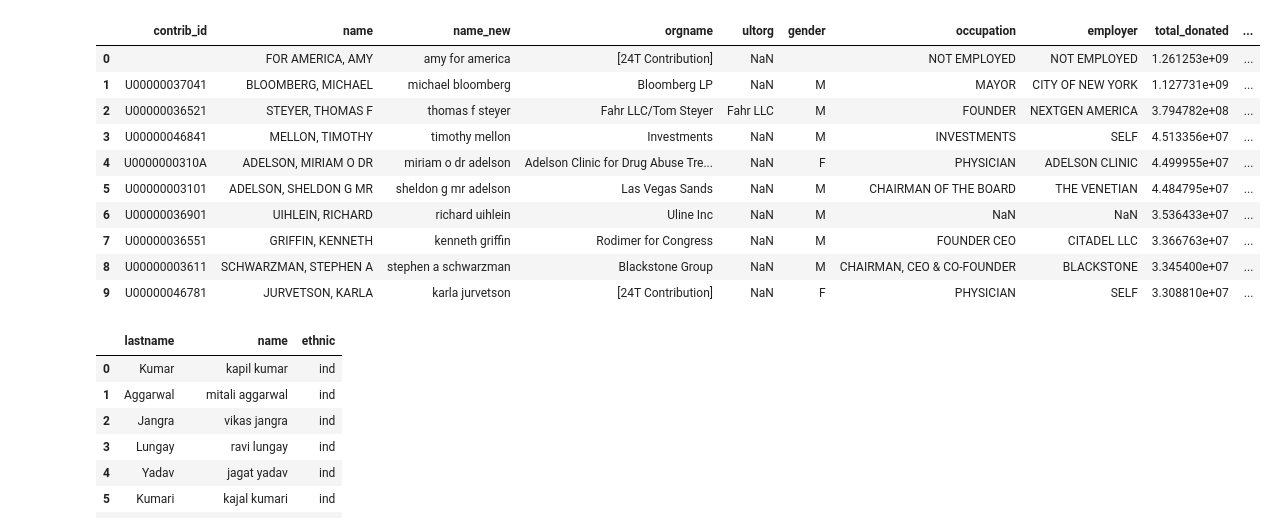
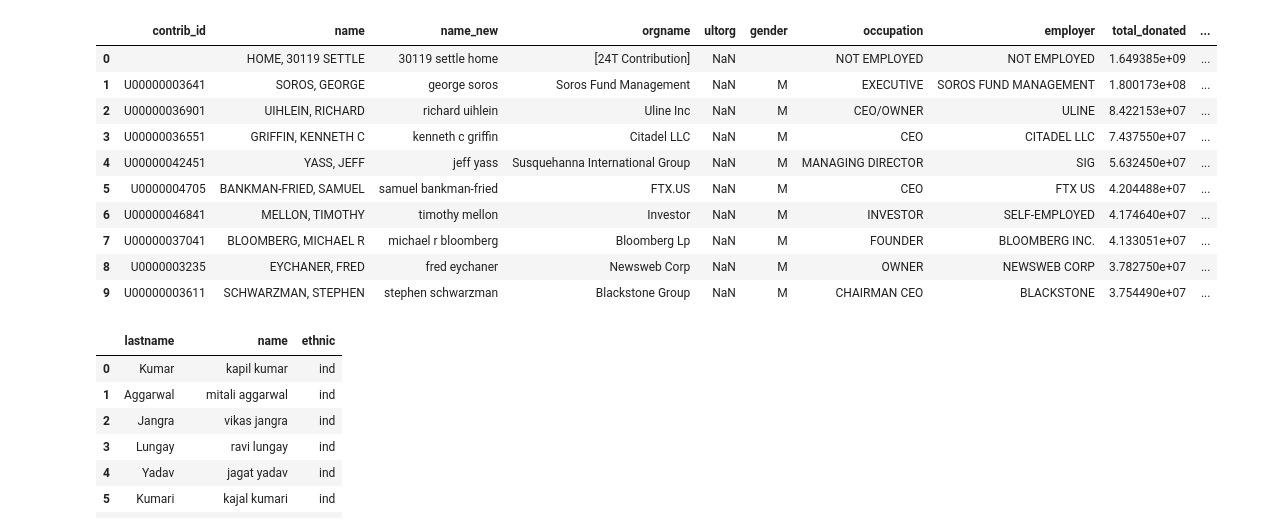
Before and after one commit to kkkarnav/indianamericancontributions, a Jupyter notebook: classif_lastname.ipynb, the cells around one changed output. Cells and saved outputs as stored; diff of their text form; code cells hidden in the pictures.

```diff
--- a/classif_lastname.ipynb
+++ b/classif_lastname.ipynb
@@ -19,25 +19,26 @@ import pickle
 tqdm.pandas()
 warnings.filterwarnings("ignore")
 # %%
-df = "./data/CampaignFin20/indivs20.txt"
-donors = "./data/CampaignFin20/donors20.csv"
-names = "./data/USIN.csv"
+year = 22
+df = f"./data/CampaignFin20/indivs{year}.txt"
+donors_csv = f"./data/CampaignFin{year}/donors{year}.csv"
+names = f"./data/USIN.csv"
 # %%
-donors = pd.read_csv(donors)
+donors = pd.read_csv(donors_csv)
 donors["lastname"] = donors["name"].apply(lambda x: str(x).split(",")[0].lower())
 donors.head(10)
 # %% [output]
 |  | contrib_id | name | name_new | orgname | ultorg | gender | occupation | employer | total_donated | ... |
-| 0 |  | FOR AMERICA, AMY | amy for america | [24T Contribution] | NaN |  | NOT EMPLOYED | NOT EMPLOYED | 1.261253e+09 | ... |
-| 1 | U00000037041 | BLOOMBERG, MICHAEL | michael bloomberg | Bloomberg LP | NaN | M | MAYOR | CITY OF NEW YORK | 1.127731e+09 | ... |
-| 2 | U00000036521 | STEYER, THOMAS F | thomas f steyer | Fahr LLC/Tom Steyer | Fahr LLC | M | FOUNDER | NEXTGEN AMERICA | 3.794782e+08 | ... |
-| 3 | U00000046841 | MELLON, TIMOTHY | timothy mellon | Investments | NaN | M | INVESTMENTS | SELF | 4.513356e+07 | ... |
-| 4 | U0000000310A | ADELSON, MIRIAM O DR | miriam o dr adelson | Adelson Clinic for Drug Abuse Tre... | NaN | F | PHYSICIAN | ADELSON CLINIC | 4.499955e+07 | ... |
-| 5 | U00000003101 | ADELSON, SHELDON G MR | sheldon g mr adelson | Las Vegas Sands | NaN | M | CHAIRMAN OF THE BOARD | THE VENETIAN | 4.484795e+07 | ... |
-| 6 | U00000036901 | UIHLEIN, RICHARD | richard uihlein | Uline Inc | NaN | M | NaN | NaN | 3.536433e+07 | ... |
-| 7 | U00000036551 | GRIFFIN, KENNETH | kenneth griffin | Rodimer for Congress | NaN | M | FOUNDER CEO | CITADEL LLC | 3.366763e+07 | ... |
-| 8 | U00000003611 | SCHWARZMAN, STEPHEN A | stephen a schwarzman | Blackstone Group | NaN | M | CHAIRMAN, CEO & CO-FOUNDER | BLACKSTONE | 3.345400e+07 | ... |
-| 9 | U00000046781 | JURVETSON, KARLA | karla jurvetson | [24T Contribution] | NaN | F | PHYSICIAN | SELF | 3.308810e+07 | ... |
+| 0 |  | HOME, 30119 SETTLE | 30119 settle home | [24T Contribution] | NaN |  | NOT EMPLOYED | NOT EMPLOYED | 1.649385e+09 | ... |
+| 1 | U00000003641 | SOROS, GEORGE | george soros | Soros Fund Management | NaN | M | EXECUTIVE | SOROS FUND MANAGEMENT | 1.800173e+08 | ... |
+| 2 | U00000036901 | UIHLEIN, RICHARD | richard uihlein | Uline Inc | NaN | M | CEO/OWNER | ULINE | 8.422153e+07 | ... |
+| 3 | U00000036551 | GRIFFIN, KENNETH C | kenneth c griffin | Citadel LLC | NaN | M | CEO | CITADEL LLC | 7.437550e+07 | ... |
+| 4 | U00000042451 | YASS, JEFF | jeff yass | Susquehanna International Group | NaN | M | MANAGING DIRECTOR | SIG | 5.632450e+07 | ... |
+| 5 | U0000004705 | BANKMAN-FRIED, SAMUEL | samuel bankman-fried | FTX.US | NaN | M | CEO | FTX US | 4.204488e+07 | ... |
+| 6 | U00000046841 | MELLON, TIMOTHY | timothy mellon | Investor | NaN | M | INVESTOR | SELF-EMPLOYED | 4.174640e+07 | ... |
+| 7 | U00000037041 | BLOOMBERG, MICHAEL R | michael r bloomberg | Bloomberg Lp | NaN | M | FOUNDER | BLOOMBERG INC. | 4.133051e+07 | ... |
+| 8 | U0000003235 | EYCHANER, FRED | fred eychaner | Newsweb Corp | NaN | M | OWNER | NEWSWEB CORP | 3.782750e+07 | ... |
+| 9 | U00000003611 | SCHWARZMAN, STEPHEN | stephen schwarzman | Blackstone Group | NaN | M | CHAIRMAN CEO | BLACKSTONE | 3.754490e+07 | ... |
 # %%
 # https://github.com/philipperemy/name-dataset
 df_indian = pd.read_csv("./data/IN.csv")
```
Also changed, not shown: parts of 6 cells of this notebook, 6 other files.
